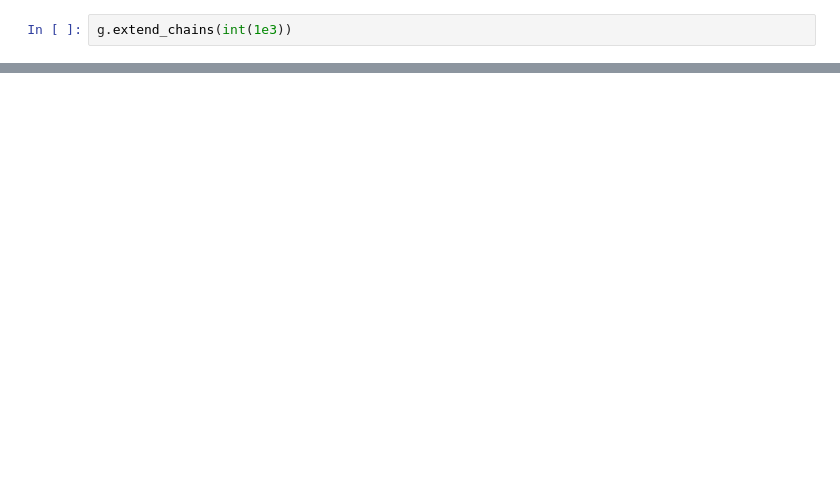
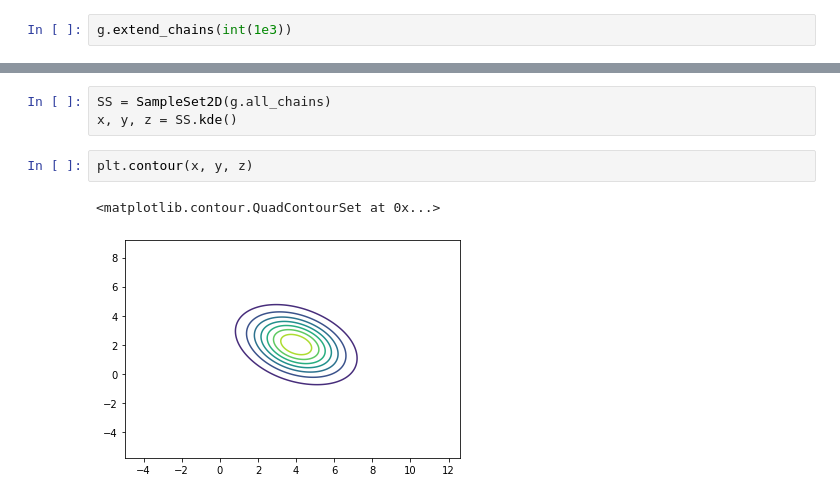
Before and after one commit to jacopok/notes, a Jupyter notebook: ap_third_semester/astrostat_homework/exercise_7.ipynb, the cells around one changed output, grey strips where cells are left out. Cells and saved outputs as stored; diff of their text form; blank space fills up the shorter version.

Commit message:
Made conditional plots

```diff
--- a/ap_third_semester/astrostat_homework/exercise_7.ipynb
+++ b/ap_third_semester/astrostat_homework/exercise_7.ipynb
@@ -129,0 +135,8 @@ array([[ 4.96714153, -1.38264301],
+# %%
+SS = SampleSet2D(g.all_chains)
+x, y, z = SS.kde()
+# %%
+plt.contour(x, y, z)
+# %% [output]
+<matplotlib.contour.QuadContourSet at 0x...>
+[figure, added]
```
Also changed, not shown: parts of 14 cells of this notebook, 1 other file.
